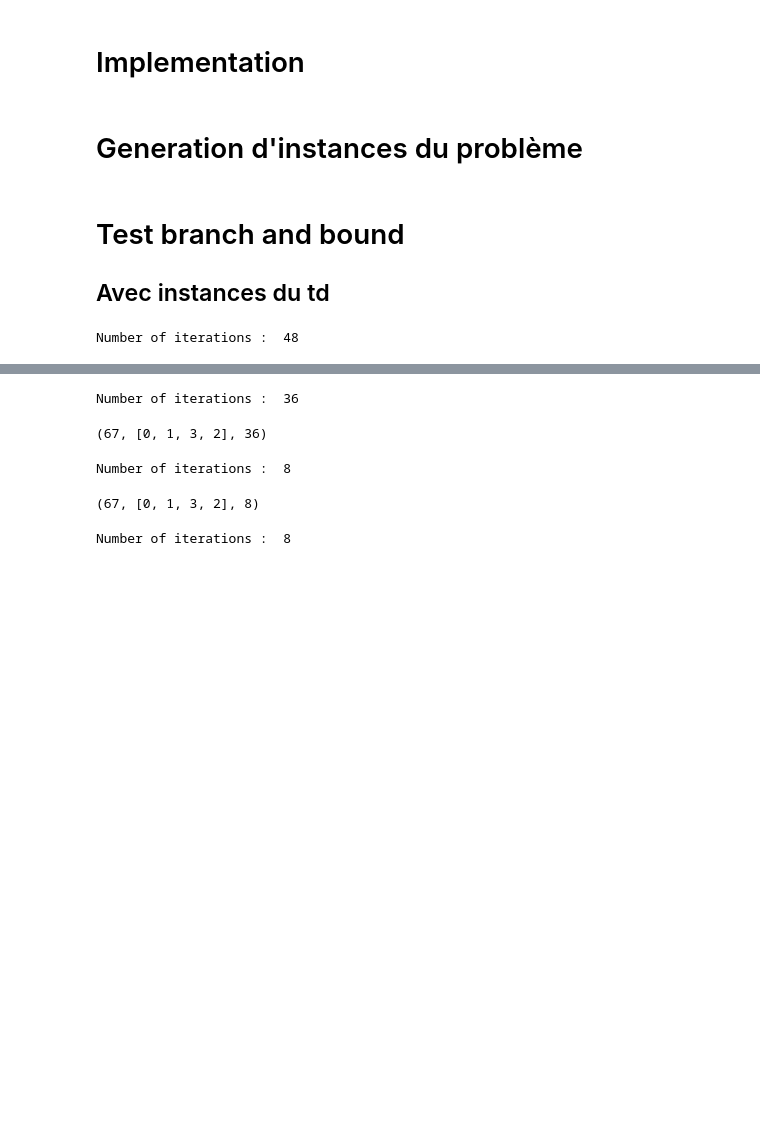
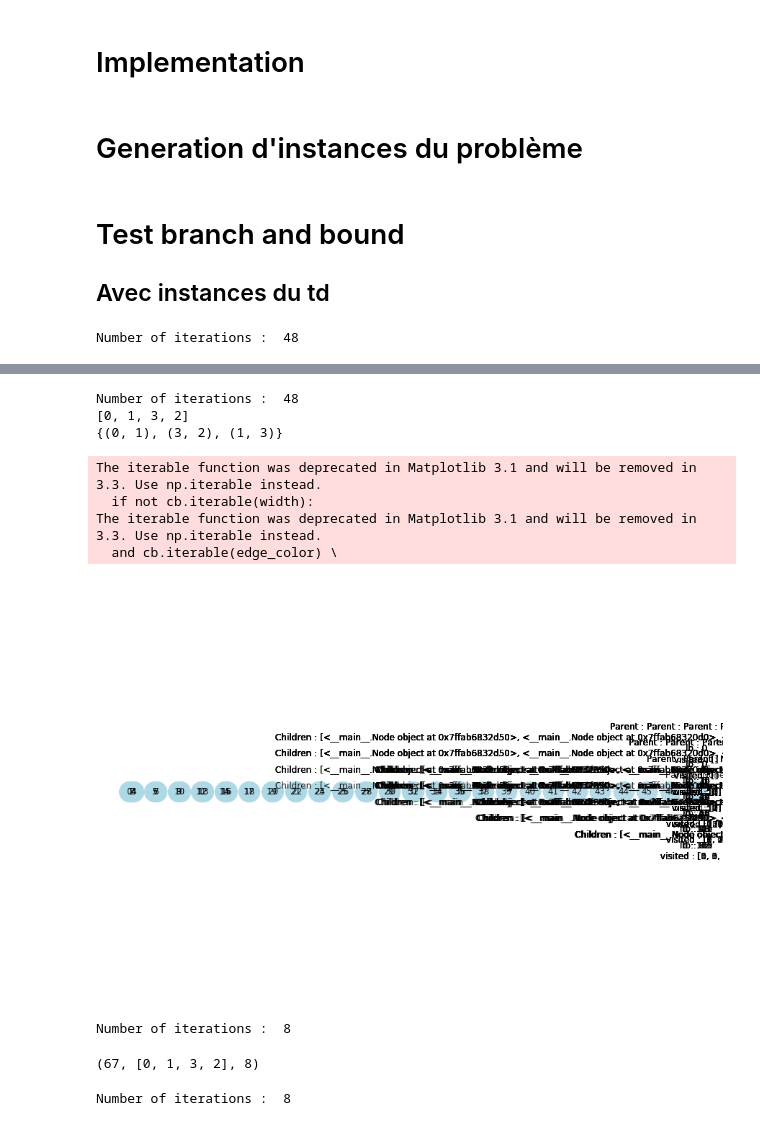
Before and after one commit to TinoMargely/Branch-and-Bound, a Jupyter notebook: Notebook test - Nathan.ipynb, the cells around one changed output, grey strips where cells are left out. Saved outputs shown, nothing was run; the diff lists cells and outputs as text; code cells hidden in the pictures; blank space fills up the shorter version.

```diff
--- a/Notebook test - Nathan.ipynb
+++ b/Notebook test - Nathan.ipynb
@@ -144,7 +144,8 @@ def exploration_1(Queue,Tree,UB):
 # Implementation
 # %%
 class Node:
-    def __init__(self, parent, children, lb, visited):
+    def __init__(self, idx, parent, children, lb, visited):
+        self.idx=idx
         self.parent = parent
         self.children = children
         self.lb = lb
@@ -164,7 +165,7 @@ def branch_and_bound(p,d,w,byLast,getPrimal,getDual,exploration,steps):
     if steps:
         print("First UB : ", UB)
 
-    root = Node(None, [], 0, []) # at the root node no variables are fixed
+    root = Node(0, None, [], 0, []) # at the root node no variables are fixed
     Tree.append(root) # start the tree with the root node
     Queue.append(0) # start the list of nodes to process with the root node
 
@@ -190,6 +191,7 @@ def branch_and_bound(p,d,w,byLast,getPrimal,getDual,exploration,steps):
                 order.reverse()
             solutionCost = computeCost(p,d,w,order)
             if solutionCost <= UB:
+                bestNode=currentNode
                 UB = solutionCost
                 currentOrder=order
 
@@ -200,10 +202,10 @@ def branch_and_bound(p,d,w,byLast,getPrimal,getDual,exploration,steps):
                 nextVisited.append(nextTask)
                 nextLb = getDual(p,d,w, nextVisited)
 
-                newNode = Node(currentIndex, [], nextLb,nextVisited)
+                newNode = Node(len(Tree),currentNode, [], nextLb,nextVisited)
                 Tree.append(newNode)
                 Queue.append(len(Tree)-1)
-                currentNode.children.append(len(Tree)-1)
+                currentNode.children.append(newNode)
         else:
             if steps:
                 print("Prune : ", currentIndex)
@@ -228,7 +230,7 @@ def branch_and_bound(p,d,w,byLast,getPrimal,getDual,exploration,steps):
     print("Number of iterations : ", nbIterations)
 
 
-    return UB, currentOrder,nbIterations,Tree
+    return UB, currentOrder,nbIterations,Tree,bestNode
 # %% [markdown]
 # Generation d'instances du problème
 # %%
@@ -268,8 +293,17 @@ The iterable function was deprecated in Matplotlib 3.1 and will be removed in 3.
-# %%
-branch_and_bound(p,d,w,False,getPrimal_1,getDual_1,exploration_1,steps=False)
-# %% [output]
-Number of iterations :  36
-(67, [0, 1, 3, 2], 36)
+# %%
+UB, currentOrder,nbIterations,Tree,idx=branch_and_bound(p,d,w,False,getPrimal_1,getDual_1,exploration_0,steps=False)
+print(currentOrder)
+print(set(zip(currentOrder[:-1], currentOrder[1:])))
+showTree(Tree,currentOrder,idx)
+# %% [output]
+Number of iterations :  48
+[0, 1, 3, 2]
+{(0, 1), (3, 2), (1, 3)}
+The iterable function was deprecated in Matplotlib 3.1 and will be removed in 3.3. Use np.iterable instead.
+  if not cb.iterable(width):
+The iterable function was deprecated in Matplotlib 3.1 and will be removed in 3.3. Use np.iterable instead.
+  and cb.iterable(edge_color) \
+[figure, added]
 # %%
 branch_and_bound(p,d,w,True,getPrimal_2,getDual_2,exploration_0,steps=False)
 # %% [output]
```
Also changed, not shown: parts of 2 cells of this notebook.
